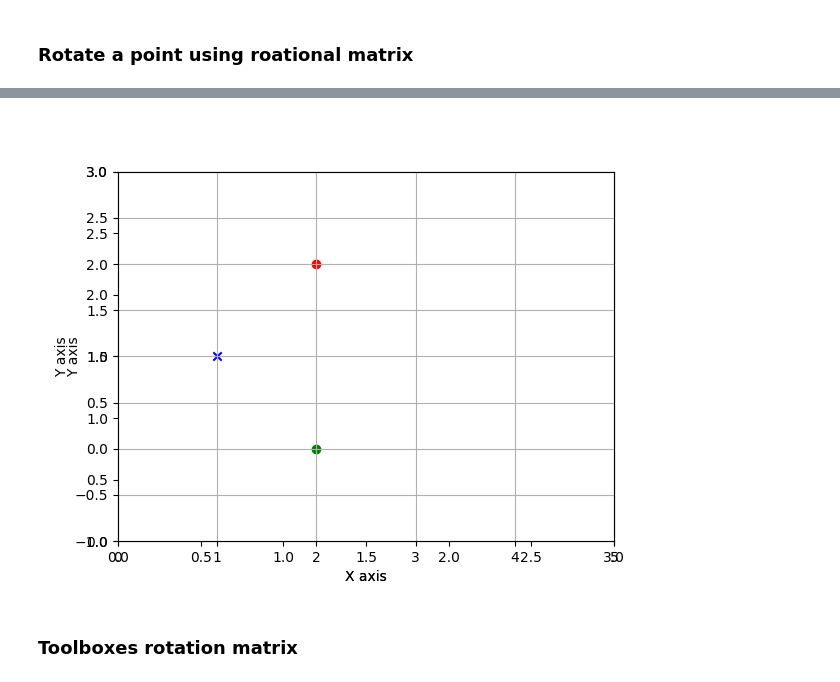
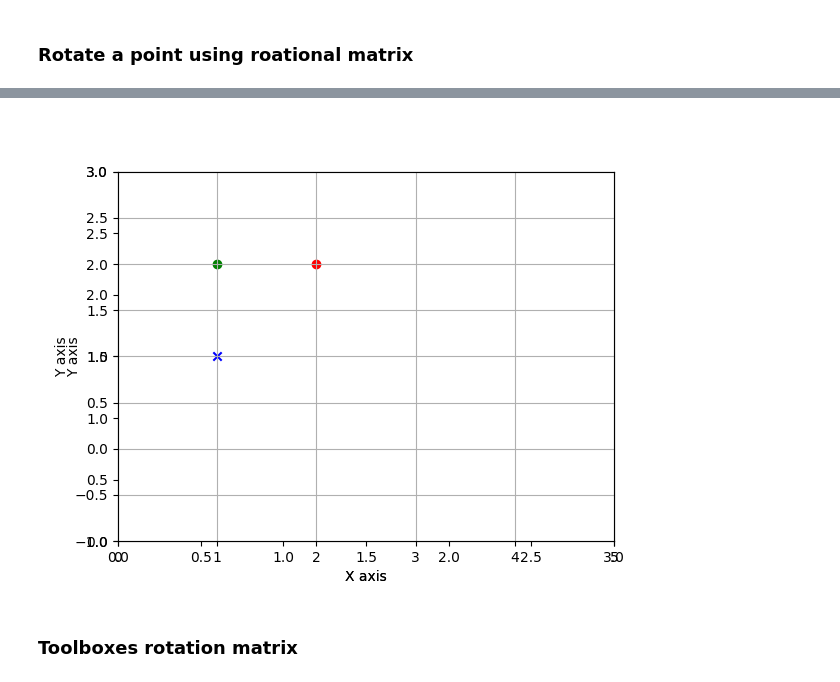
Before and after one commit to MBerg21/MIPN, a Jupyter notebook: RB_transformations_TODO.ipynb, the cells around one changed output, grey strips where cells are left out. Cells and saved outputs as stored; diff of their text form; code cells hidden in the pictures.

```diff
--- a/RB_transformations_TODO.ipynb
+++ b/RB_transformations_TODO.ipynb
@@ -236,15 +240,15 @@ plt.show(fig_2)
 # %%
 # In the following exercise we will be rotating a point p2 around p1 by 90 degrees on the p1 x-axis
 # Define two 2D points. P1 x=1 and y=1. P2 x=2 and y=2.
-p1 = #TODO
-p2 = #TODO
+p1 = np.array([1,1])
+p2 = np.array([2,2])
 
 fig_3 = plt.figure("Point Rotation")      # create the figure
 ax = fig_3.add_subplot(111)      # setup the 3D space
 
 # Add the point to the figure
-ax.scatter(#TODO, c='b', marker='x')       # scatt the point coordinates, color, shape
-ax.scatter(#TODO, c='r', marker='o')
+ax.scatter(p1[0],p1[1], c='b', marker='x')       # scatt the point coordinates, color, shape
+ax.scatter(p2[0],p2[1], c='r', marker='o')
 
 # Axes limits range
 ax.set_xlim([0, 3])
@@ -257,5 +261,10 @@ ax.set_ylabel('Y axis')
 plt.grid()
 # Show the graph
 plt.show(fig_3)
+
+
+plt.grid()
+# Show the graph
+plt.show(fig_3)
 # %% [output]
 [figure]
@@ -262,38 +272,39 @@ plt.show(fig_3)
 # %%
 # define an angle = 90 degrees using the np library
-t = #TODO #90 degrees
+t = (np.pi)/2
 
 # define a plane rotation matrix on x (check on the slides)
-Rx = #TODO
+Rx = np.array([[np.cos(t), -np.cos(t)],
+              [np.sin(t), np.cos(t)]])
 
 # express coordinates p2 wrt p1
-p2_1 = #TODO
+p2_1 = p2 - p1 #needs to be defined as np.array
 # rotate p2 around the origin (which is now p1)
-p2_1_r = #TODO
+p2_1_r = np.dot(Rx, p2_1.T)
 # remember we want to know the coordinates wrt the REAL origin
 # thus, we need to translate back p2 in its original reference frame
 p2_r = p2_1_r.T + p1.T
 # %%
 
 fig_3 = plt.figure("Point Rotation")     # create the figure
 ax = fig_3.add_subplot(111)      # setup the 3D space
 
 # Add the point to the figure
-ax.scatter(#TODO c='b', marker='x')       # scatt the point coordinates, color, shape
-ax.scatter(#TODO c='r', marker='o')
-ax.scatter(#TODO c='g', marker='o')
+ax.scatter(p1[0],p1[1], c='b', marker='x')       # scatt the point coordinates, color, shape
+ax.scatter(p2[0],p2[0], c='r', marker='o')
+ax.scatter(p2_r[0], p2_r[1], c='g', marker='o')
 
 # Axes limits range
 ax.set_xlim([0, 5])
 ax.set_ylim([-1, 3])
 
 ax.set_xlabel('X axis')
 ax.set_ylabel('Y axis')
 plt.grid()
 # Show the graph
 plt.show(fig_3)
 # %% [output]
-[figure, old version]
+[figure, new version]
 # %% [markdown]
 ### Toolboxes rotation matrix
 # %% [markdown]
```
Also changed, not shown: parts of 20 cells of this notebook, 2 other files.
